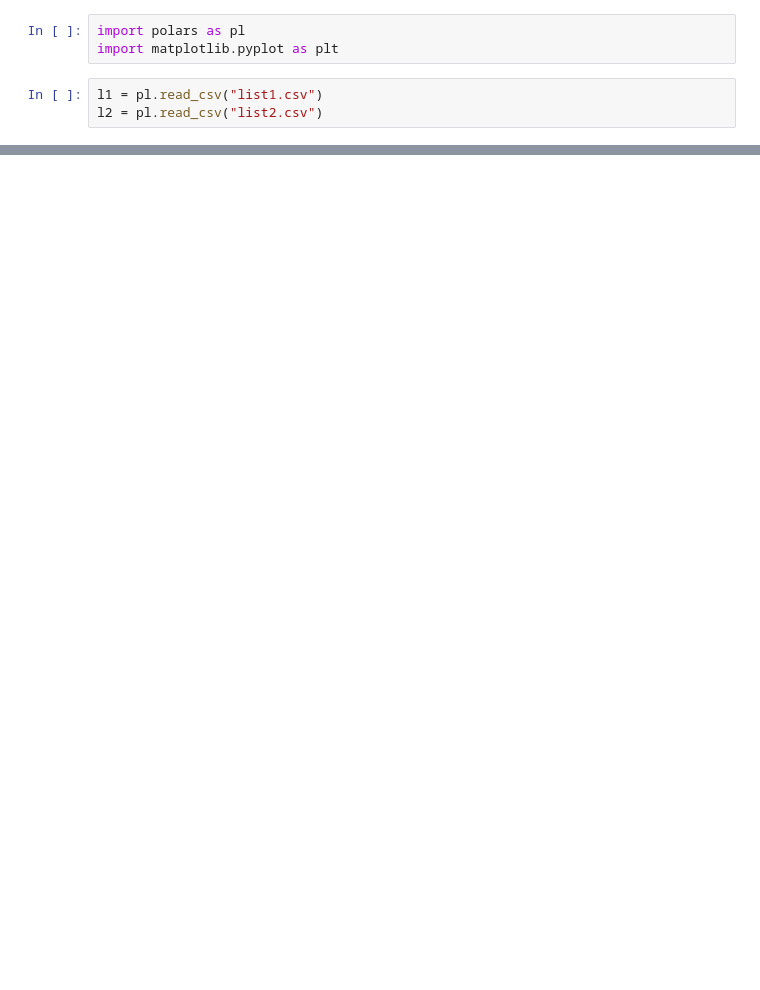
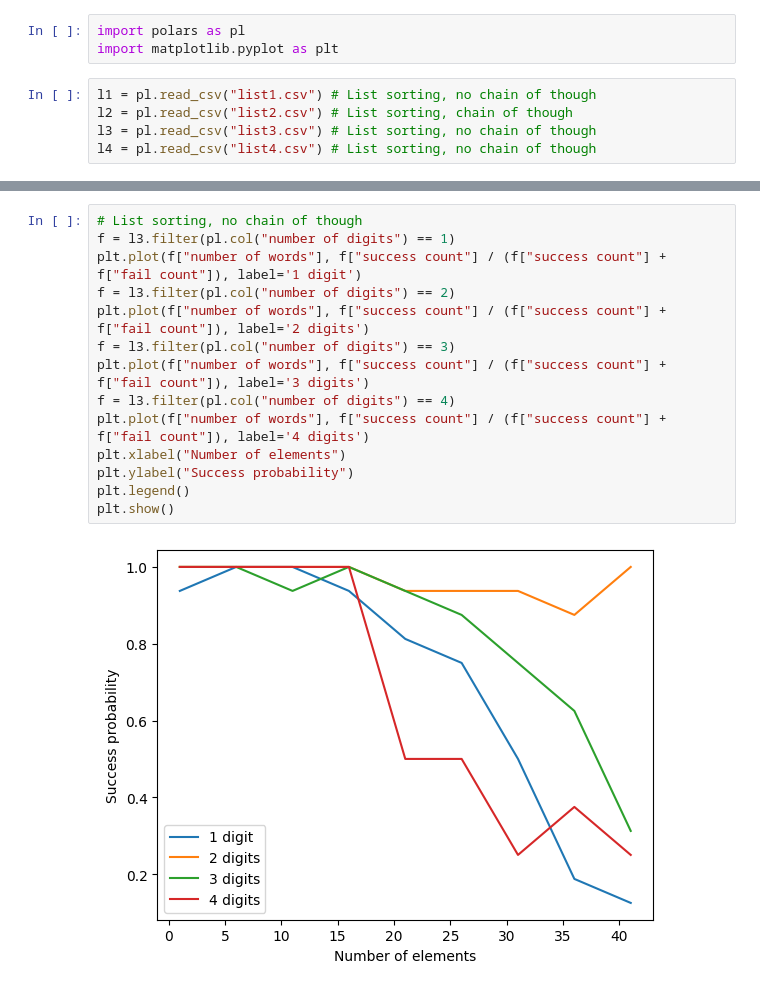
Before and after one commit to datascience-lmu/small-llm-experiments, a Jupyter notebook: plots.ipynb, the cells around one changed output, grey strips where cells are left out. Cells and saved outputs as stored; diff of their text form; blank space fills up the shorter version.

Commit message:
added plots

```diff
--- a/plots.ipynb
+++ b/plots.ipynb
@@ -2,6 +2,8 @@
 import polars as pl
 import matplotlib.pyplot as plt
 # %%
-l1 = pl.read_csv("list1.csv")
-l2 = pl.read_csv("list2.csv")
+l1 = pl.read_csv("list1.csv") # List sorting, no chain of though
+l2 = pl.read_csv("list2.csv") # List sorting, chain of though
+l3 = pl.read_csv("list3.csv") # List sorting, no chain of though
+l4 = pl.read_csv("list4.csv") # List sorting, no chain of though
 # %%
@@ -32,3 +36,19 @@ plt.legend()
 plt.show()
 # %% [output]
 [figure]
+# %%
+# List sorting, no chain of though
+f = l3.filter(pl.col("number of digits") == 1)
+plt.plot(f["number of words"], f["success count"] / (f["success count"] + f["fail count"]), label='1 digit')
+f = l3.filter(pl.col("number of digits") == 2)
+plt.plot(f["number of words"], f["success count"] / (f["success count"] + f["fail count"]), label='2 digits')
+f = l3.filter(pl.col("number of digits") == 3)
+plt.plot(f["number of words"], f["success count"] / (f["success count"] + f["fail count"]), label='3 digits')
+f = l3.filter(pl.col("number of digits") == 4)
+plt.plot(f["number of words"], f["success count"] / (f["success count"] + f["fail count"]), label='4 digits')
+plt.xlabel("Number of elements")
+plt.ylabel("Success probability")
+plt.legend()
+plt.show()
+# %% [output]
+[figure, added]
```
Also changed, not shown: parts of 3 cells of this notebook, 4 other files.
